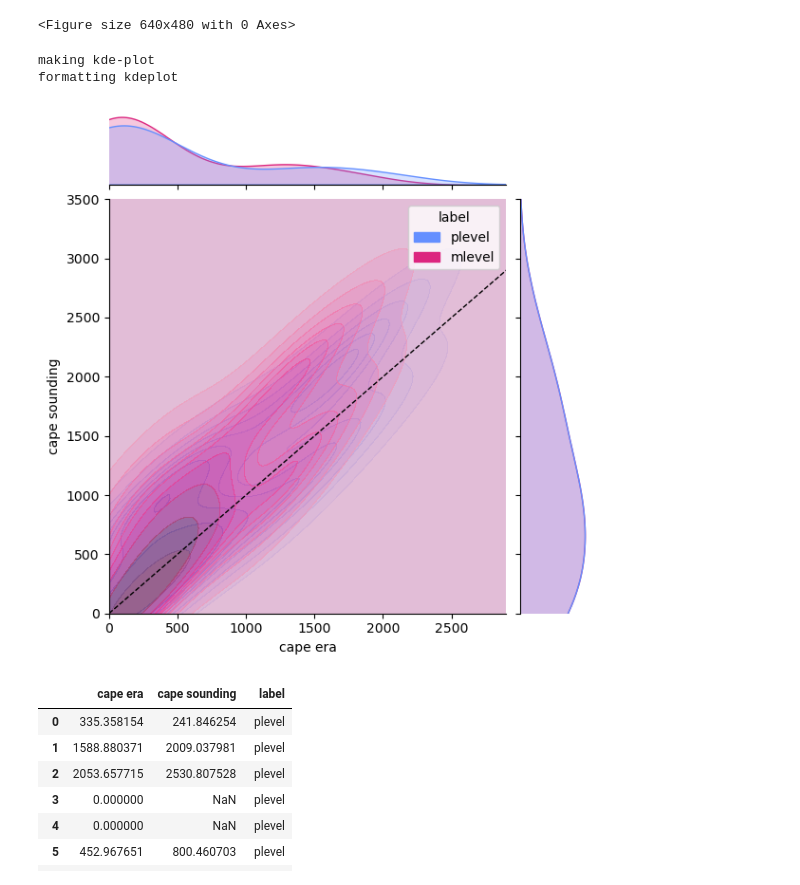
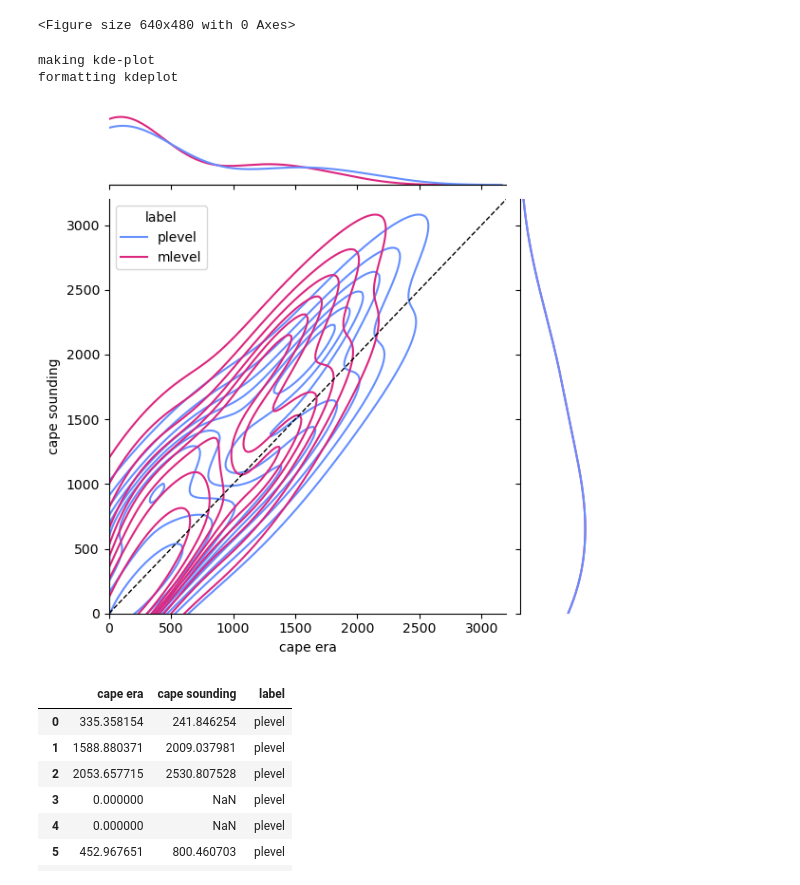
Before and after one commit to feldmann-m/AI-storm, a Jupyter notebook: devel/Obs_comparison.ipynb, the cells around one changed output. Drawn from its saved outputs; the diff is of its cells as text; code cells hidden in the pictures.

Commit message:
final plots

```diff
--- a/devel/Obs_comparison.ipynb
+++ b/devel/Obs_comparison.ipynb
@@ -200,27 +200,27 @@ matplotlib.cm.register_cmap("mycolormap3", cmap)
 # %%
 
 
 data = {'cape era': pd.concat([soundings.era_cape_plevel,soundings.era_cape_mlevel],axis=0,ignore_index=True),
         'cape sounding': pd.concat([soundings.cape, soundings.cape],axis=0,ignore_index=True),
         'label': np.append(np.ones(len(soundings)),(2*np.ones(len(soundings))) )}
 
 sset=pd.DataFrame(data)
 sset.label[sset.label==1]='plevel'
 sset.label[sset.label==2]='mlevel'
 
 print('making kde-plot')
-g=sns.jointplot(data=sset, x='cape era', y='cape sounding', kind='kde', hue='label', palette=[c1,c3], fill=True,
-                        alpha=0.6,levels=np.arange(0,1.1,0.1), xlim=(0,2900), ylim=(0,3500) )
+g=sns.jointplot(data=sset, x='cape era', y='cape sounding', kind='kde', hue='label', palette=[c1,c3],
+                levels=np.arange(0,1.1,0.1), xlim=(0,3200), ylim=(0,3200) ) #, fill=True, alpha=0.6,
 g.ax_joint.plot([0,3500], [0,3500], 'k--', linewidth = 1)
 print('formatting kdeplot')
 
 # g.ax_joint.set_xlabel('0-6km shear [m s$^{-1}$]')
 # g.ax_joint.set_ylabel('CAPE [J kg$^{-1}$]')
 g.savefig(figpath+'sound_comp_kde.png')
 # %% [output]
 making kde-plot
 formatting kdeplot
-[figure, old version]
+[figure, new version]
 # %%
 sset
 # %% [output]
```
